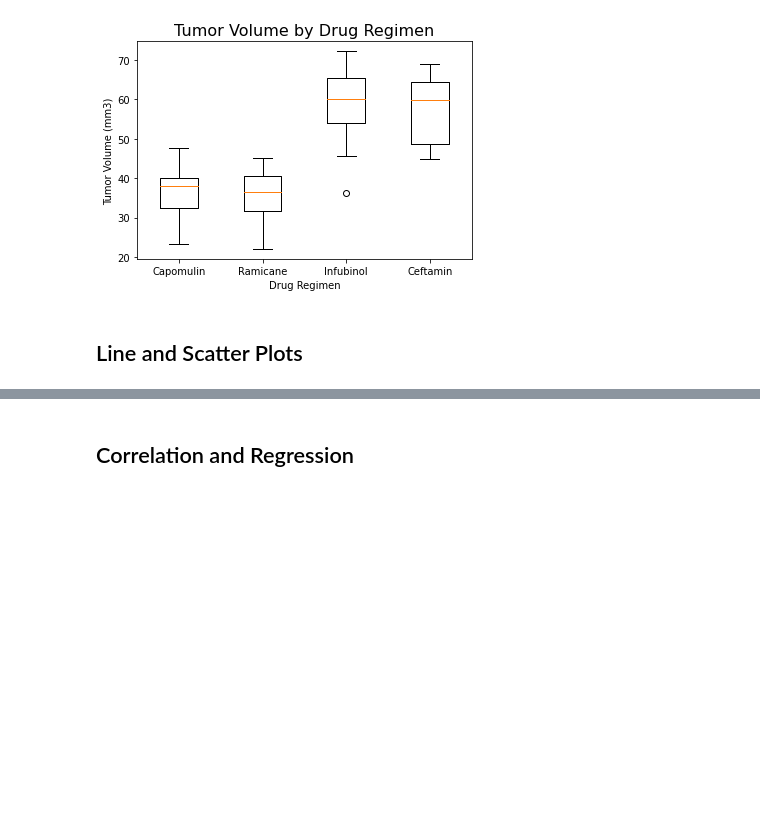
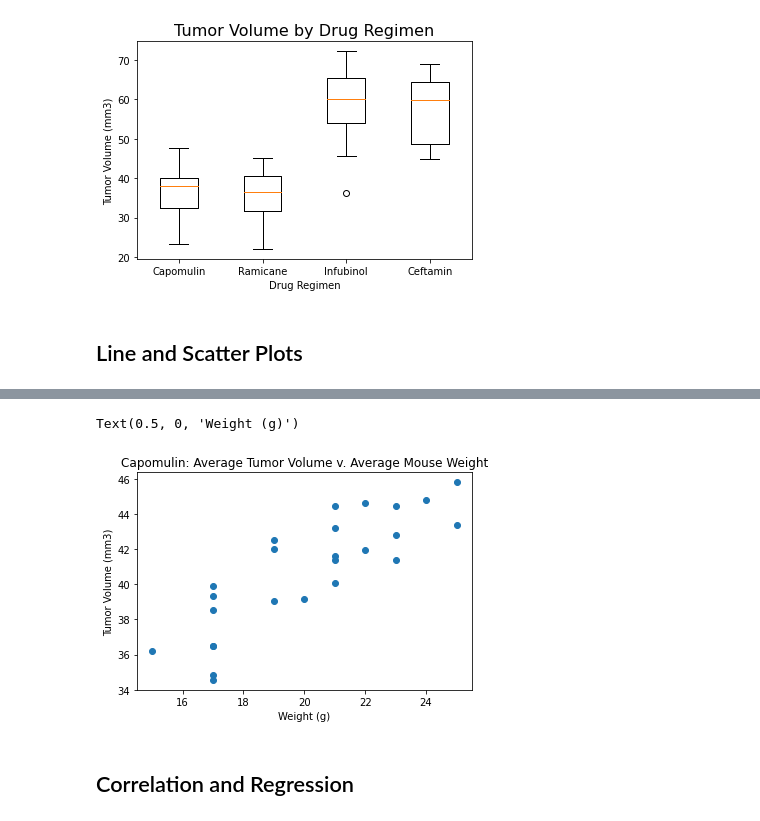
Before and after one commit to szig97/matplotlib-challenge, a Jupyter notebook: pymaceuticals.ipynb, the cells around one changed output, grey strips where cells are left out. Drawn from its saved outputs; the diff is of its cells as text; code cells hidden in the pictures; blank space fills up the shorter version.

```diff
--- a/pymaceuticals.ipynb
+++ b/pymaceuticals.ipynb
@@ -356,5 +367,14 @@ Text(0.5, 0, 'Drug Regimen')
 # %%
 # Generate a scatter plot of average tumor volume vs. mouse weight for the Capomulin regimen
+avg_cap = capomulin_df.groupby(["Mouse ID"]).mean()
+
+plt.scatter(avg_cap["Weight (g)"], avg_cap["Tumor Volume (mm3)"])
+plt.title("Capomulin: Average Tumor Volume v. Average Mouse Weight")
+plt.ylabel("Tumor Volume (mm3)")
+plt.xlabel("Weight (g)")
+# %% [output]
+Text(0.5, 0, 'Weight (g)')
+[figure, added]
 # %% [markdown]
 ## Correlation and Regression
 # %%
```
Also changed, not shown: parts of 3 cells of this notebook.
